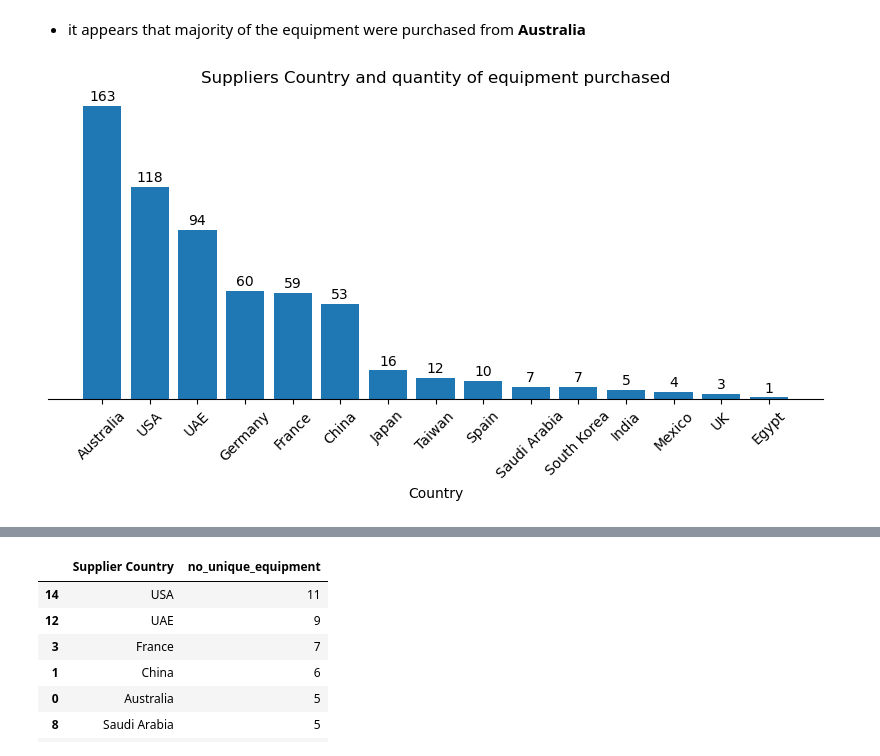
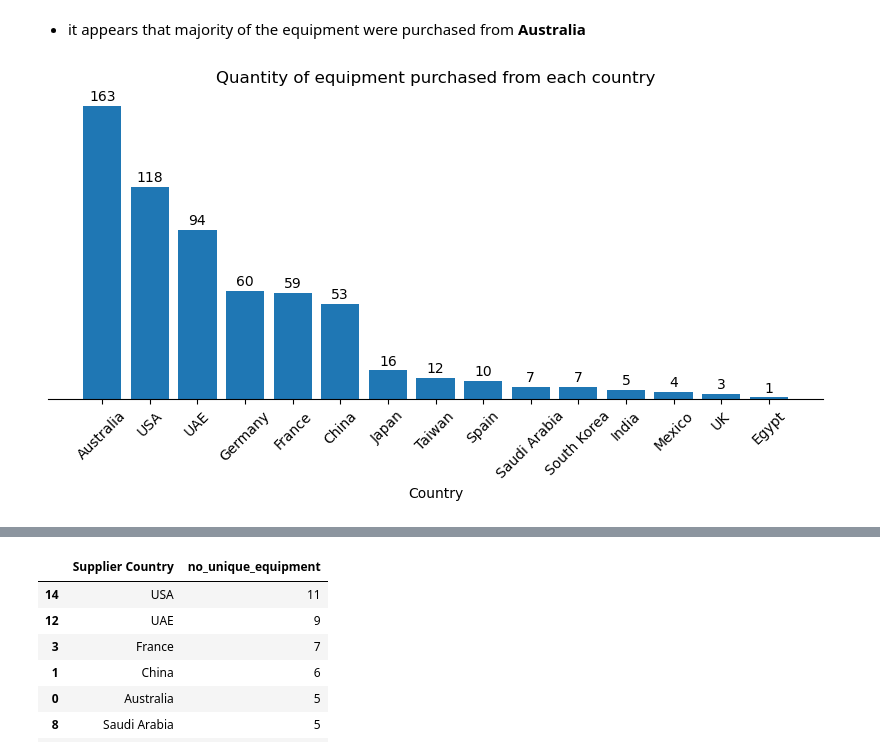
Before and after one commit to valezenwanne/Hospital_Procurement_Data_Analysis, a Jupyter notebook: Hospital Procurement Data Analysis.ipynb, the cells around one changed output, grey strips where cells are left out. Cells and saved outputs as stored; diff of their text form; code cells hidden in the pictures.

Commit message:
made some changes and plotted charts

```diff
--- a/Hospital Procurement Data Analysis.ipynb
+++ b/Hospital Procurement Data Analysis.ipynb
@@ -1204,0 +1179,15 @@ two_equ = df[df['Equipment'].isin(['Defibrillator', 'MRI Machine', 'CT Scanner',
+# %%
+#plotting a barchart of the top 10 most purchased equipment type
+fig, ax = plt.subplots(figsize=[7,5])
+ax.bar(x=top_10_equ['Equipment'], height=top_10_equ['total_qty'])
+
+ax.yaxis.set_visible(False)
+ax.spines[['top', 'right', 'left']].set_visible(False)
+ax.set_title('top 10 most purchased equipment type')
+ax.set_xlabel('Equipment type')
+ax.set_ylabel('total quantity')
+ax.tick_params(axis='x', rotation=70)
+for index, values in enumerate(top_10_equ['total_qty']):
+    ax.annotate(values, xy=(index, values+1), ha='center', va='center')
+
+plt.show()
@@ -1270,19 +1254,20 @@ country_equ
 # %% [markdown]
 - it appears that majority of the equipment were purchased from **Australia**
 # %%
+#plotting country where the equipments are purchased from
 fig, ax = plt.subplots(1,1, figsize=[10,4])
 
 ax.bar(x=country_equ['Supplier Country'], height=country_equ['total_qty'])
 
 ax.yaxis.set_visible(False)
 ax.spines[['top', 'right', 'left']].set_visible(False)
-ax.set_title('Suppliers Country and quantity of equipment purchased')
+ax.set_title('Quantity of equipment purchased from each country')
 ax.set_xlabel('Country')
 ax.set_ylabel('total quantity purchased')
 ax.tick_params(axis='x', rotation=45)
 for index, values in enumerate(country_equ['total_qty']):
     ax.annotate(values, xy=(index, values+5), ha='center', va='center')
 
 plt.show()
 # %% [output]
-[figure, old version]
+[figure, new version]
```
Also changed, not shown: parts of 17 cells of this notebook.
